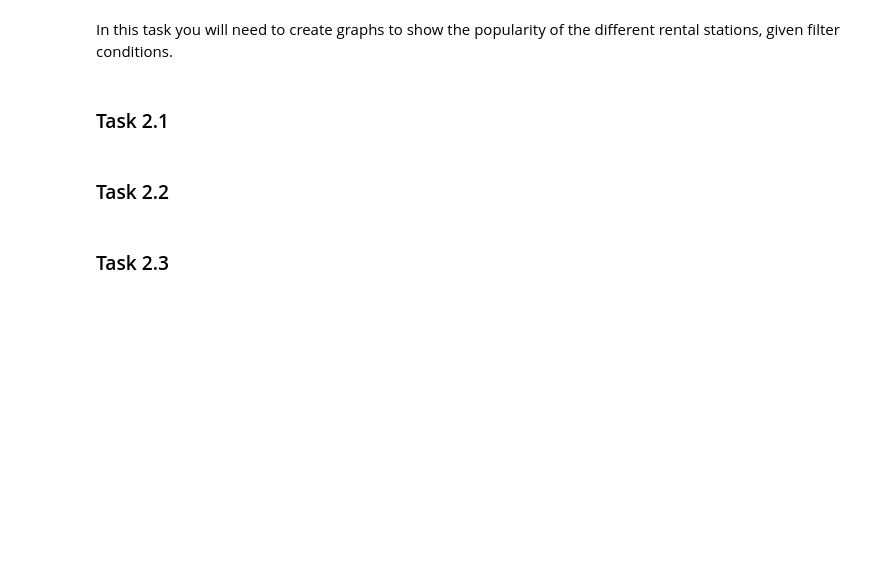
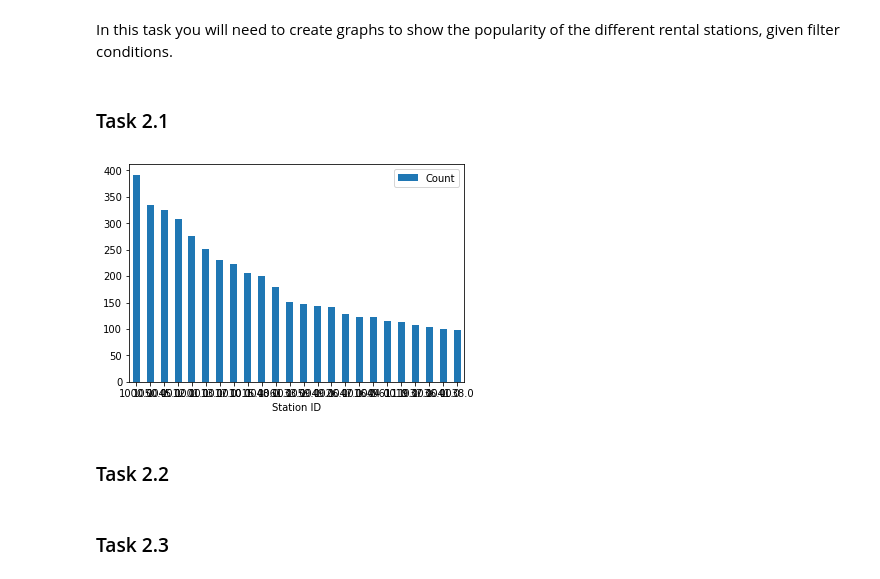
Before and after one commit to erichunzeker/HealthyRidePGH, a Jupyter notebook: bikeviz.ipynb, the cells around one changed output. Cells and saved outputs as stored; diff of their text form; code cells hidden in the pictures; blank space fills up the shorter version.

```diff
--- a/bikeviz.ipynb
+++ b/bikeviz.ipynb
@@ -167,6 +162,28 @@ filter_month = 4
 filter_stationID = 1046
 # %% [markdown]
 ### Task 2.1
+# %%
+from_month = data_small[['From Date','From station id']].copy()
+from_month = from_month.copy()
+
+
+from_month.columns = ['Date','Station ID']
+from_month = from_month.sort_values('Station ID')
+
+from_month['Date'] = from_month['Date'].apply(getMonth)
+# from_month = from_month.iloc[filter_month - 1: filter_month]
+from_month = from_month.loc[from_month['Date'] == filter_month]
+from_month = from_month['Station ID'].groupby([from_month['Station ID']]).count()
+from_month = from_month.sort_values(ascending=False)
+keys = from_month.keys()
+counts = from_month.tolist()
+# print(keys)
+# print(counts)
+
+df = pd.DataFrame({'Station ID':keys[0:24], 'Count':counts[0:24]})
+ax = df.plot.bar(x='Station ID', y='Count', rot=0)
+# %% [output]
+[figure, added]
 # %% [markdown]
 ### Task 2.2
 # %% [markdown]
```
Also changed, not shown: parts of 1 cell of this notebook.
